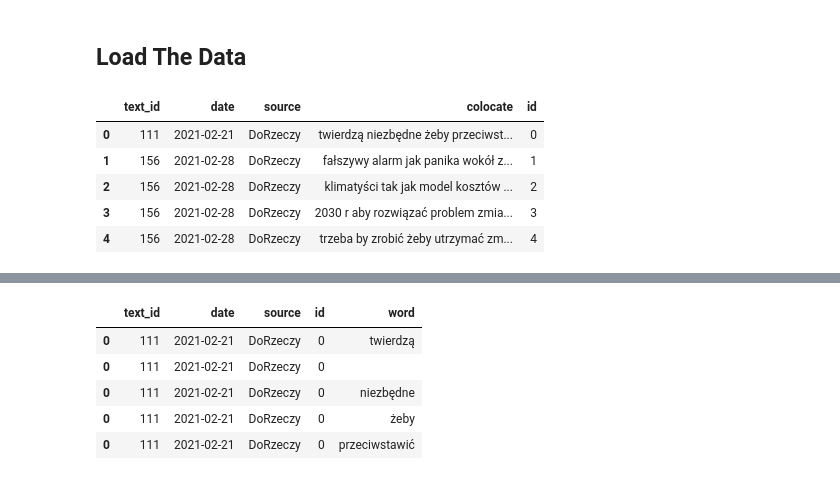
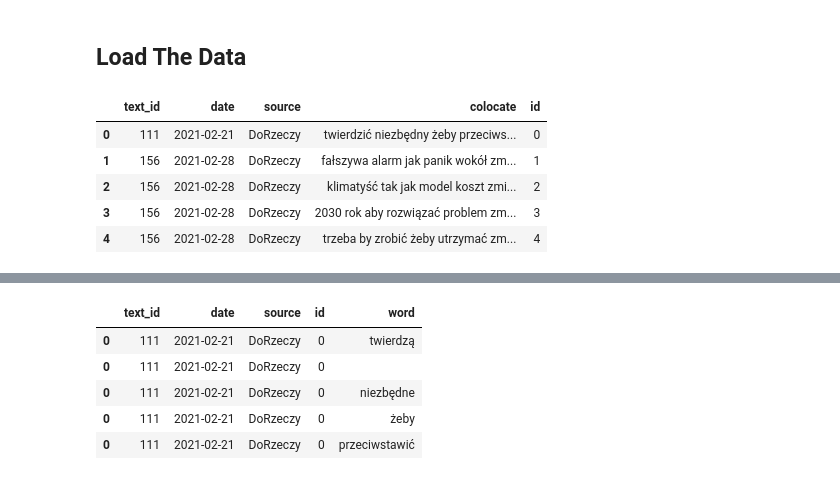
Before and after one commit to pSzyc/Climate, a Jupyter notebook: UFA/vectorization.ipynb, the cells around one changed output, grey strips where cells are left out. Saved outputs shown, nothing was run; the diff lists cells and outputs as text; code cells hidden in the pictures.

```diff
--- a/UFA/vectorization.ipynb
+++ b/UFA/vectorization.ipynb
@@ -6,15 +6,15 @@ nlp = spacy.load('pl_core_news_sm')
 # %%
 import pandas as pd
 import datetime
 import matplotlib.pyplot as plt
 
 df = pd.read_csv("colocates.csv", parse_dates= ['date'])
-#df.colocate = df.colocate.apply(lambda colocate: " ".join([token.lemma_ for token in nlp(colocate)]) )
+df.colocate = df.colocate.apply(lambda colocate: " ".join([token.lemma_ for token in nlp(colocate)]) )
 df.head()
 # %% [output]
 |  | text_id | date | source | colocate | id |
-| 0 | 111 | 2021-02-21 | DoRzeczy | twierdzą niezbędne żeby przeciwst... | 0 |
-| 1 | 156 | 2021-02-28 | DoRzeczy | fałszywy alarm jak panika wokół z... | 1 |
-| 2 | 156 | 2021-02-28 | DoRzeczy | klimatyści tak jak model kosztów ... | 2 |
-| 3 | 156 | 2021-02-28 | DoRzeczy | 2030 r aby rozwiązać problem zmia... | 3 |
+| 0 | 111 | 2021-02-21 | DoRzeczy | twierdzić niezbędny żeby przeciws... | 0 |
+| 1 | 156 | 2021-02-28 | DoRzeczy | fałszywa alarm jak panik wokół zm... | 1 |
+| 2 | 156 | 2021-02-28 | DoRzeczy | klimatyść tak jak model koszt zmi... | 2 |
+| 3 | 156 | 2021-02-28 | DoRzeczy | 2030 rok aby rozwiązać problem zm... | 3 |
 | 4 | 156 | 2021-02-28 | DoRzeczy | trzeba by zrobić żeby utrzymać zm... | 4 |
```
Also changed, not shown: parts of 3 cells of this notebook, 6 other files.
